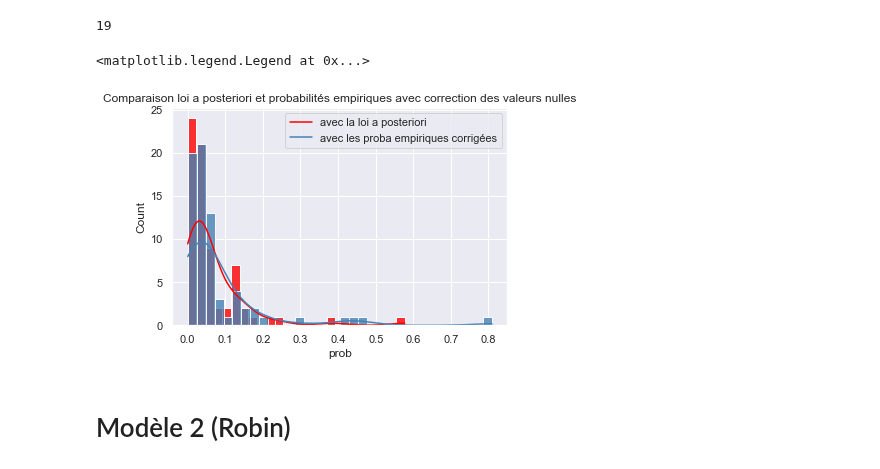
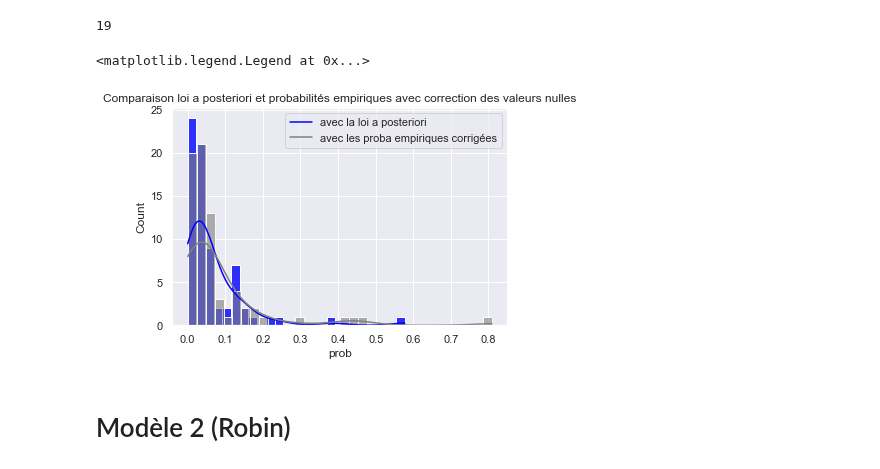
Before and after one commit to erialc-cal/MCM_Listeria_Prevalence, a Jupyter notebook: explo_claire_2.ipynb, the cells around one changed output. Cells and saved outputs as stored; diff of their text form; code cells hidden in the pictures.

```diff
--- a/explo_claire_2.ipynb
+++ b/explo_claire_2.ipynb
@@ -93,12 +93,12 @@ l_test= data['nb_test'][data.nb_pos > 0].tolist()
 ech = [scipy.stats.beta.rvs(l_pos[i],l_test[i]) for i in range(len(l_test))]
 # %%
 plt.title('Comparaison loi a posteriori et probabilités empiriques avec correction des valeurs nulles')
-sns.histplot(ech, color="red", kde=True, alpha=0.8)
-sns.histplot(data['prob'][data.nb_pos > 0], color="steelblue", kde=True,alpha=0.8)
+sns.histplot(ech, color="blue", kde=True, alpha=0.8)
+sns.histplot(data['prob'][data.nb_pos > 0], color="grey", kde=True,alpha=0.6)
 plt.legend(['avec la loi a posteriori', 'avec les proba empiriques corrigées'])
 # %% [output]
 <matplotlib.legend.Legend at 0x...>
-[figure, old version]
+[figure, new version]
 # %% [markdown]
 # Modèle 2 (Robin)
 # %%
```
Also changed, not shown: parts of 1 cell of this notebook, 5 other files.
